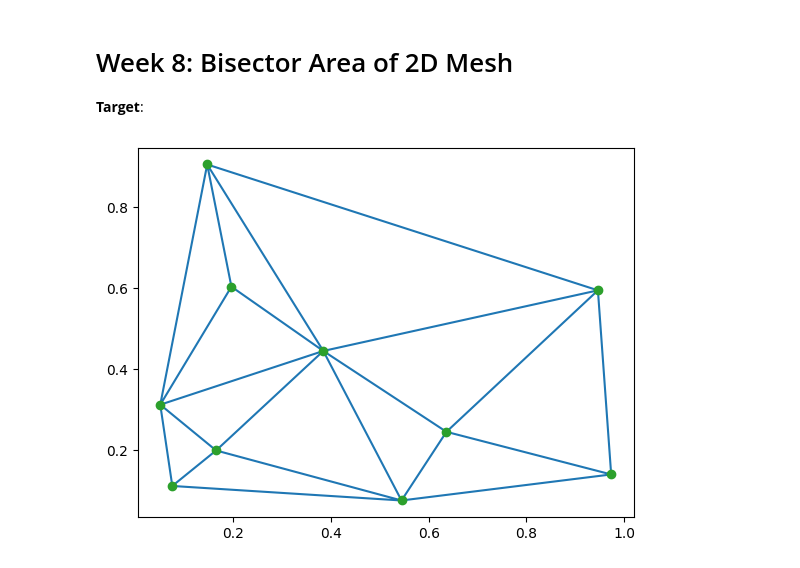
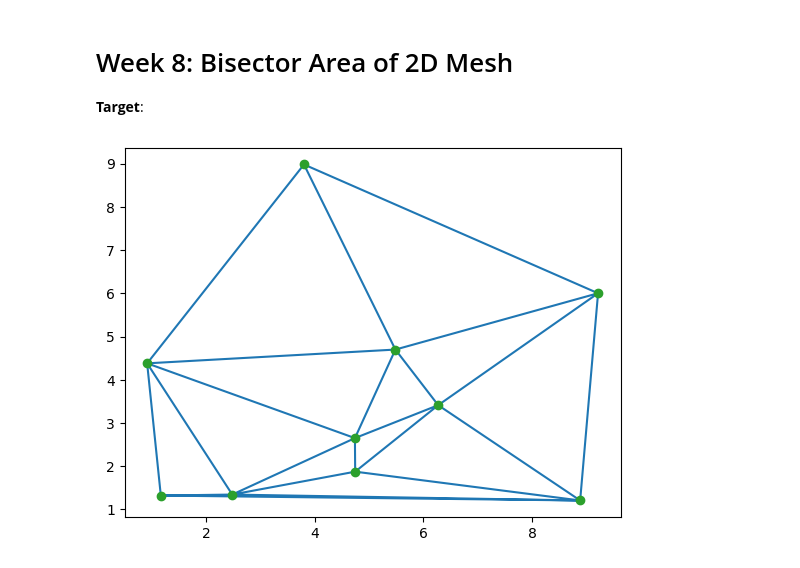
Before and after one commit to scyyc1/ED_Dissertation, a Jupyter notebook: Week 8/Week 8.ipynb, the cells around one changed output. Saved outputs shown, nothing was run; the diff lists cells and outputs as text; code cells hidden in the pictures.

```diff
--- a/Week 8/Week 8.ipynb
+++ b/Week 8/Week 8.ipynb
@@ -20,14 +20,14 @@ from pyvista import examples
 from scipy.spatial import Delaunay
 # %%
 # 100 random points
-points = np.random.rand(10, 2)
+points = np.random.rand(10, 2)*10
 
 # Delaunay algorithm to triangulate the mesh
 tri = Delaunay(points)
 
 plt.triplot(points[:,0], points[:,1], tri.simplices)
 plt.plot(points[:,0], points[:,1], 'o')
 plt.show()
 # %% [output]
-[figure, old version]
+[figure, new version]
 # %%
```
Also changed, not shown: parts of 7 cells of this notebook, 1 other file.
